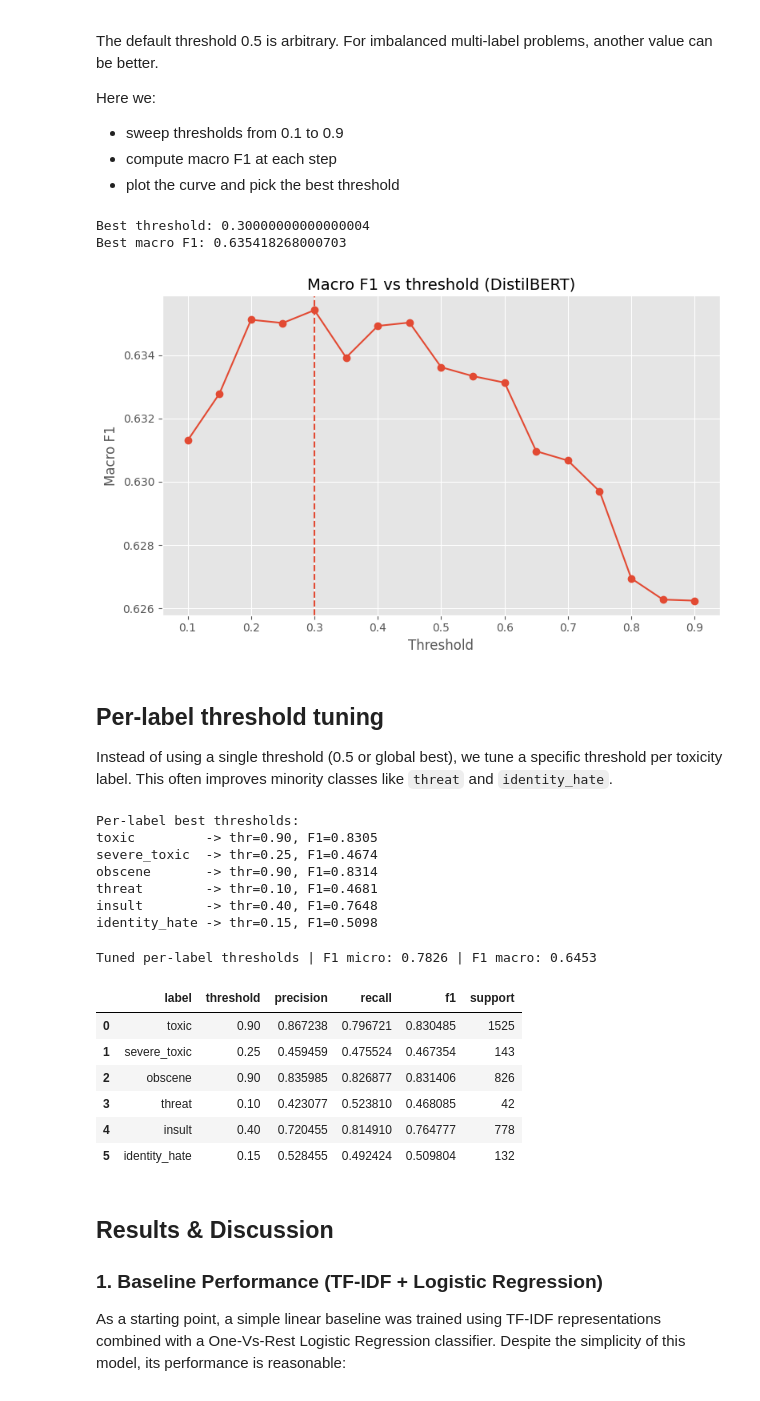
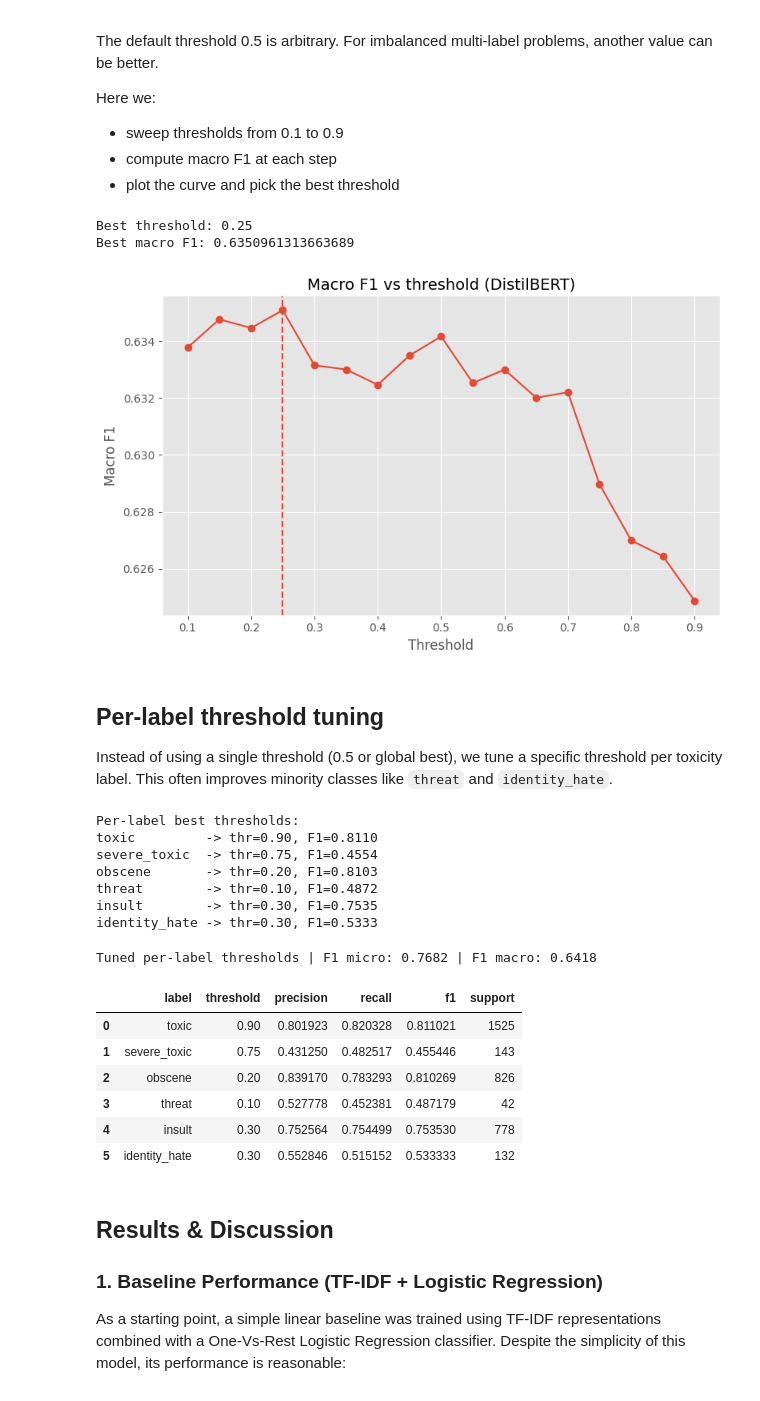
Before and after one commit to Nathan2BLK/2025_DSTI_DeepLearning_Project, a Jupyter notebook: modeling_toxic_comments.ipynb, the cells around one changed output. Cells and saved outputs as stored; diff of their text form; code cells hidden in the pictures.

```diff
--- a/modeling_toxic_comments.ipynb
+++ b/modeling_toxic_comments.ipynb
@@ -302,10 +302,10 @@ Now we set up a deep model using BERT. The idea is:
 For the sake of the notebook, the default training parameters are kept moderate
 so that it remains runnable.
 # %%
-MODEL_NAME = "bert-base-uncased"  # we can try others later such as distilbert-base-uncased
+MODEL_NAME = "distilbert-base-uncased"  # we can try others later such as bert-base-uncased
 MAX_LEN = 256
-BATCH_SIZE = 16
-EPOCHS = 3 # start small; we can increase if time/resources allow
+BATCH_SIZE = 32
+EPOCHS = 10 # start small; we can increase if time/resources allow
 LOG_STRAT = "steps" #or "epoch"
 output_dir = f"./models/{MODEL_NAME.split('-')[0]}_toxic"
 if not os.path.exists(output_dir):
@@ -515,6 +515,9 @@ training_args = TrainingArguments(
     # LR SCHEDULER
     warmup_ratio=0.1,
     lr_scheduler_type="linear",
+
+    fp16=True,               # if CUDA + supports fp16
+    report_to="none",
 )
 
 class WeightedBCETrainer(Trainer):
@@ -740,32 +750,32 @@ Here we:
 # %%
 thresholds = np.linspace(0.1, 0.9, 17)
 macro_f1_scores = []
 
 for thr in thresholds:
     preds_thr = (probs_valid >= thr).astype(int)
     macro_f1_thr = f1_score(labels_valid, preds_thr, average="macro", zero_division=0)
     macro_f1_scores.append(macro_f1_thr)
 
 best_idx = int(np.argmax(macro_f1_scores))
 best_thr = thresholds[best_idx]
 best_macro_f1 = macro_f1_scores[best_idx]
 
 print("Best threshold:", best_thr)
 print("Best macro F1:", best_macro_f1)
 
 plt.figure(figsize=(8, 5))
 plt.plot(thresholds, macro_f1_scores, marker="o")
 plt.axvline(best_thr, linestyle="--")
-plt.title("Macro F1 vs threshold (BERT)")
+plt.title("Macro F1 vs threshold (DistilBERT)")
 plt.xlabel("Threshold")
 plt.ylabel("Macro F1")
 plt.grid(True)
 plt.tight_layout()
 plt.show()
 # %% [output]
-Best threshold: 0.30000000000000004
-Best macro F1: 0.635418268000703
+Best threshold: 0.25
+Best macro F1: 0.6350961313663689
-[figure, old version]
+[figure, new version]
 # %% [markdown]
 ## Per-label threshold tuning
  Instead of using a single threshold (0.5 or global best), we tune a
@@ -802,12 +812,12 @@ with open(thr_path, "w") as f:
     json.dump(label_thresholds, f, indent=2)
 # %% [output]
 Per-label best thresholds:
-toxic         -> thr=0.90, F1=0.8305
-severe_toxic  -> thr=0.25, F1=0.4674
-obscene       -> thr=0.90, F1=0.8314
-threat        -> thr=0.10, F1=0.4681
-insult        -> thr=0.40, F1=0.7648
-identity_hate -> thr=0.15, F1=0.5098
+toxic         -> thr=0.90, F1=0.8110
+severe_toxic  -> thr=0.75, F1=0.4554
+obscene       -> thr=0.20, F1=0.8103
+threat        -> thr=0.10, F1=0.4872
+insult        -> thr=0.30, F1=0.7535
+identity_hate -> thr=0.30, F1=0.5333
 # %%
 # Apply tuned thresholds for final predictions
 preds_per_label = np.zeros_like(probs_valid, dtype=int)
@@ -821,7 +831,7 @@ f1_macro_tuned = f1_score(labels_valid, preds_per_label, average="macro", zero_d
 
 print(f"Tuned per-label thresholds | F1 micro: {f1_micro_tuned:.4f} | F1 macro: {f1_macro_tuned:.4f}")
 # %% [output]
-Tuned per-label thresholds | F1 micro: 0.7826 | F1 macro: 0.6453
+Tuned per-label thresholds | F1 micro: 0.7682 | F1 macro: 0.6418
 # %%
 prec_t, rec_t, f1_t, sup_t = precision_recall_fscore_support(
     labels_valid, preds_per_label, average=None, zero_division=0
@@ -841,12 +851,12 @@ tuned_results = pd.DataFrame(
 tuned_results
 # %% [output]
 |  | label | threshold | precision | recall | f1 | support |
-| 0 | toxic | 0.90 | 0.867238 | 0.796721 | 0.830485 | 1525 |
-| 1 | severe_toxic | 0.25 | 0.459459 | 0.475524 | 0.467354 | 143 |
-| 2 | obscene | 0.90 | 0.835985 | 0.826877 | 0.831406 | 826 |
-| 3 | threat | 0.10 | 0.423077 | 0.523810 | 0.468085 | 42 |
-| 4 | insult | 0.40 | 0.720455 | 0.814910 | 0.764777 | 778 |
-| 5 | identity_hate | 0.15 | 0.528455 | 0.492424 | 0.509804 | 132 |
+| 0 | toxic | 0.90 | 0.801923 | 0.820328 | 0.811021 | 1525 |
+| 1 | severe_toxic | 0.75 | 0.431250 | 0.482517 | 0.455446 | 143 |
+| 2 | obscene | 0.20 | 0.839170 | 0.783293 | 0.810269 | 826 |
+| 3 | threat | 0.10 | 0.527778 | 0.452381 | 0.487179 | 42 |
+| 4 | insult | 0.30 | 0.752564 | 0.754499 | 0.753530 | 778 |
+| 5 | identity_hate | 0.30 | 0.552846 | 0.515152 | 0.533333 | 132 |
 # %% [markdown]
 ## Results & Discussion
 ### 1. Baseline Performance (TF-IDF + Logistic Regression)
```
Also changed, not shown: parts of 15 cells of this notebook.
